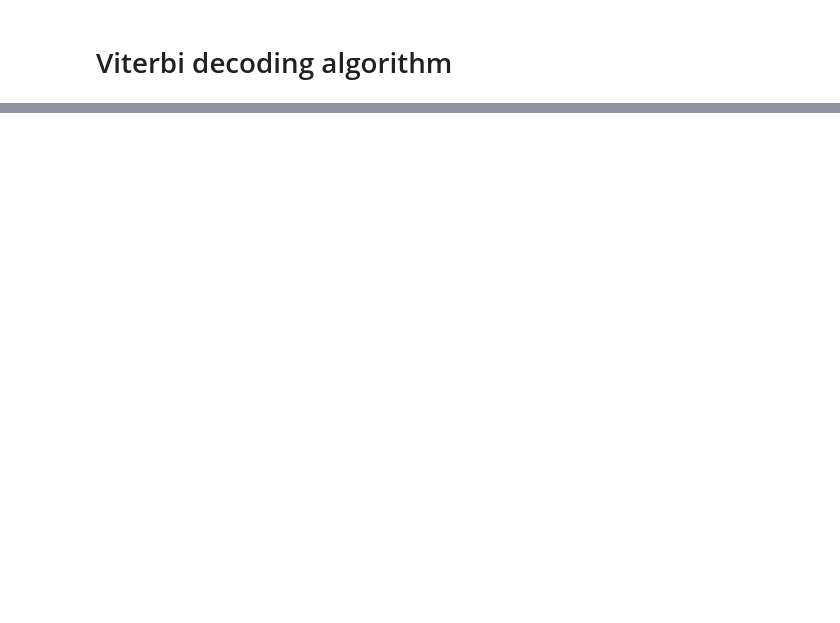
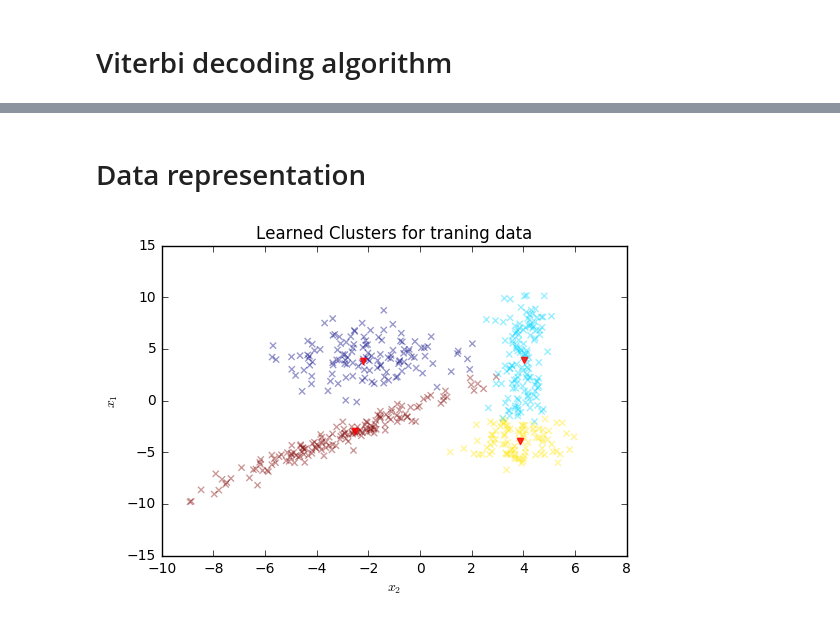
Before and after one commit to zacksoliman/hidden-markov-model, a Jupyter notebook: hw4.ipynb, the cells around one changed output, grey strips where cells are left out. Saved outputs shown, nothing was run; the diff lists cells and outputs as text; code cells hidden in the pictures; blank space fills up the shorter version.

```diff
--- a/hw4.ipynb
+++ b/hw4.ipynb
@@ -367,0 +239,35 @@ array([[ 3.97793025,  3.77333059],
+# %%
+np.seterr(divide='ignore')
+def viterbi(data, pi, A, probs, n_states=4):
+    T = data.shape[0]
+    T1 = np.ones((n_states, T))
+    T2 = np.zeros((n_states, T), dtype=int)
+    T1[:,0] = np.log(pi) + np.log(probs[0])
+
+    for i in xrange(T):
+        for j in xrange(n_states):
+            T1[j,i] = np.max(T1[:,i-1] + np.log(A.T[:, j])) + np.log(probs[i,j])
+            T2[j,i] = np.argmax(T1[:,i-1] + np.log(A.T[:, j]))
+
+    z = np.zeros(T, dtype=int)
+
+    z[T-1] = np.argmax(T1[:, T-1])
+
+    for i in list(xrange(T-1, 0, -1)):
+        z[i-1] = T2[z[i], i]
+
+    return z
+# %%
+probs = mv_gauss_state(train_data, em.means, em.covs)
+z_star = viterbi(train_data, em.pi, em.A, probs)
+# %% [markdown]
+# Data representation
+# %%
+plt.scatter(train_data[:,0], train_data[:,1], marker='x', c=z_star, alpha=0.4)
+plt.scatter(em.means[:,0], em.means[:,1], marker='v', color='red', alpha=0.8)
+plt.ylabel('$x_1$')
+plt.xlabel('$x_2$')
+plt.title('Learned Clusters for traning data')
+plt.show()
+# %% [output]
+[figure, added]
```
Also changed, not shown: parts of 28 cells of this notebook.
